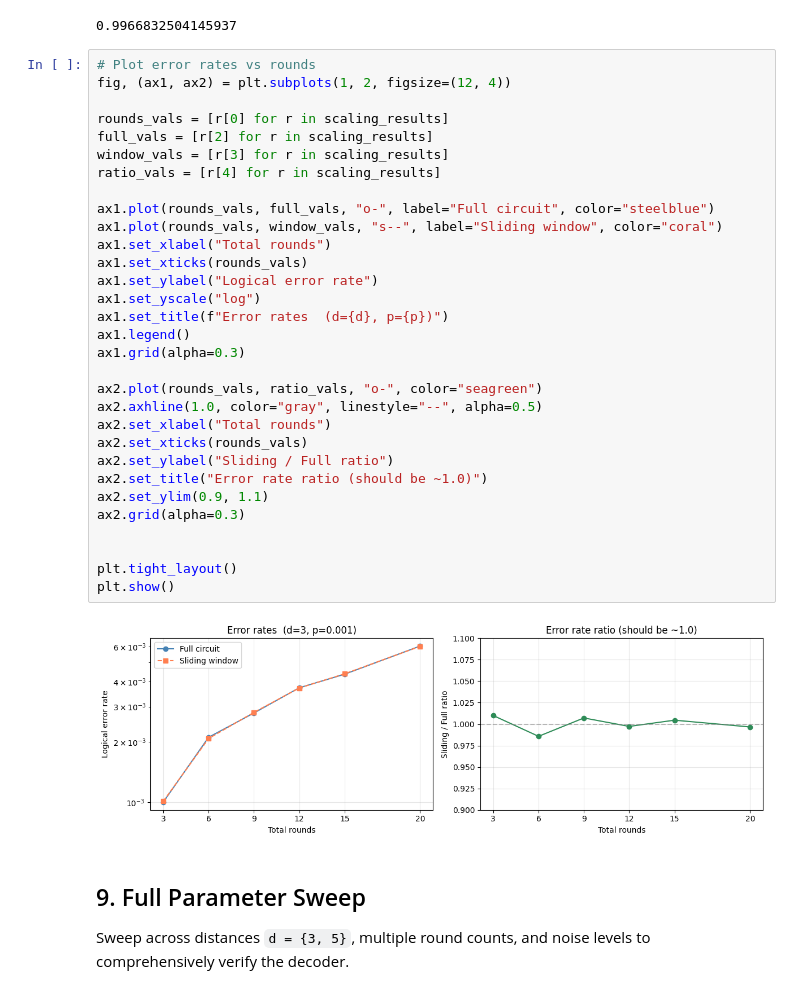
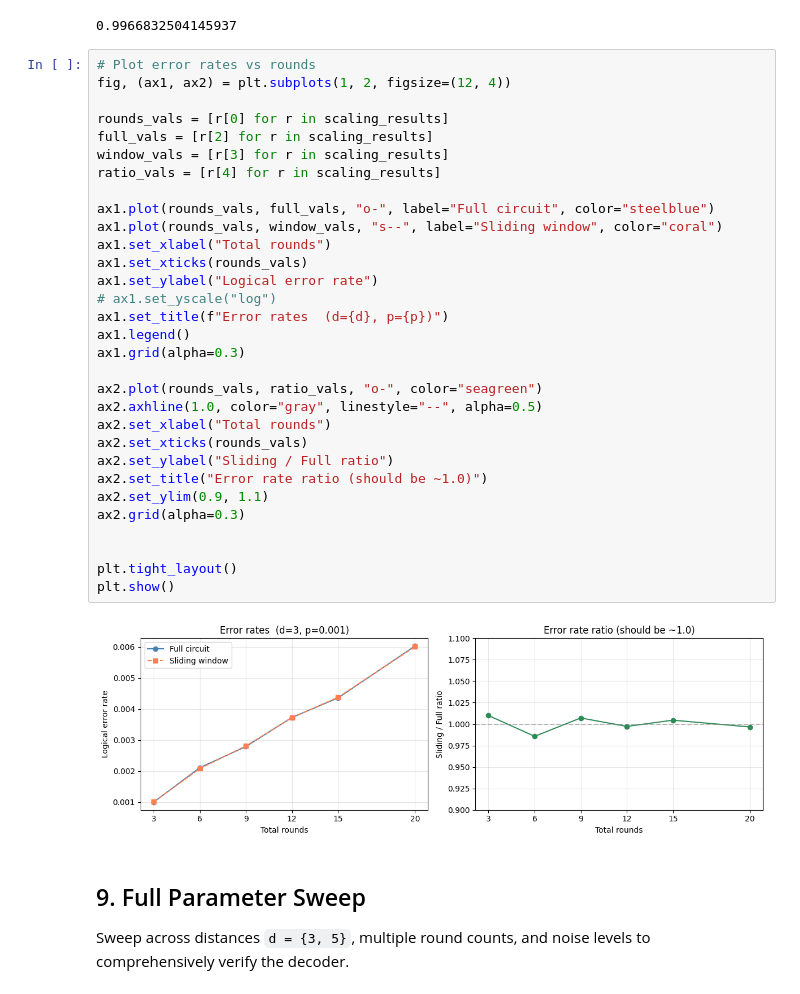
Before and after one commit to vishal-ph/Stim, a Jupyter notebook: glue/window_decoding/tutorial.ipynb, the cells around one changed output. Cells and saved outputs as stored; diff of their text form.

```diff
--- a/glue/window_decoding/tutorial.ipynb
+++ b/glue/window_decoding/tutorial.ipynb
@@ -449,35 +447,35 @@ Experiment: d=3, windows=9, rounds=30, window=3+3=6, p=0.001, shots=100000
 # Plot error rates vs rounds
 fig, (ax1, ax2) = plt.subplots(1, 2, figsize=(12, 4))
 
 rounds_vals = [r[0] for r in scaling_results]
 full_vals = [r[2] for r in scaling_results]
 window_vals = [r[3] for r in scaling_results]
 ratio_vals = [r[4] for r in scaling_results]
 
 ax1.plot(rounds_vals, full_vals, "o-", label="Full circuit", color="steelblue")
 ax1.plot(rounds_vals, window_vals, "s--", label="Sliding window", color="coral")
 ax1.set_xlabel("Total rounds")
 ax1.set_xticks(rounds_vals)
 ax1.set_ylabel("Logical error rate")
-ax1.set_yscale("log")
+# ax1.set_yscale("log")
 ax1.set_title(f"Error rates  (d={d}, p={p})")
 ax1.legend()
 ax1.grid(alpha=0.3)
 
 ax2.plot(rounds_vals, ratio_vals, "o-", color="seagreen")
 ax2.axhline(1.0, color="gray", linestyle="--", alpha=0.5)
 ax2.set_xlabel("Total rounds")
 ax2.set_xticks(rounds_vals)
 ax2.set_ylabel("Sliding / Full ratio")
 ax2.set_title("Error rate ratio (should be ~1.0)")
 ax2.set_ylim(0.9, 1.1)
 ax2.grid(alpha=0.3)
 
 
 plt.tight_layout()
 plt.show()
 # %% [output]
-[figure, old version]
+[figure, new version]
 # %% [markdown]
 ## 9. Full Parameter Sweep
 
```
Also changed, not shown: parts of 5 cells of this notebook, 9 other files.
